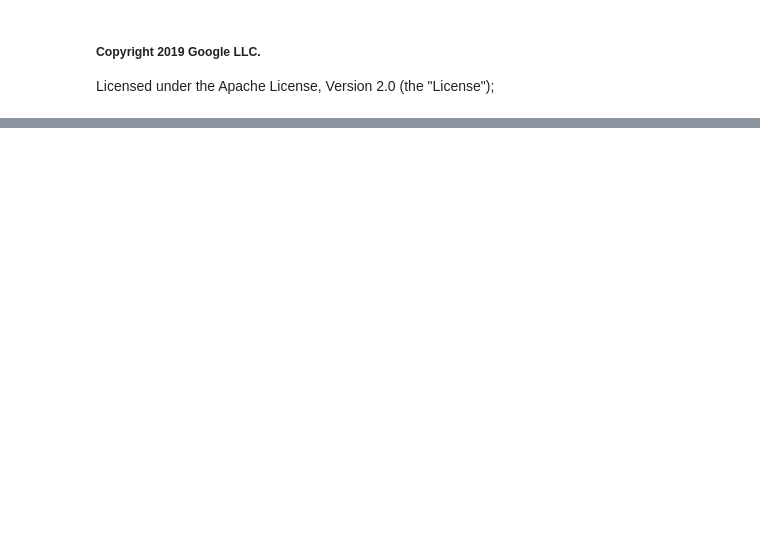
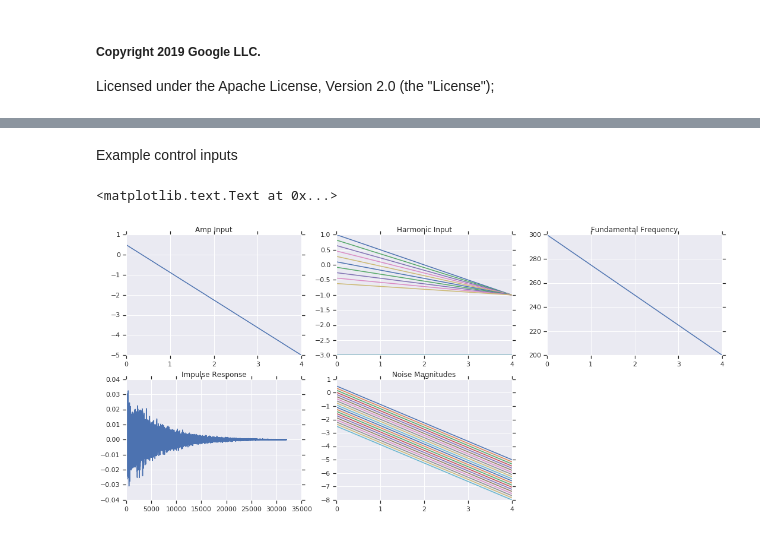
Before and after one commit to magenta/ddsp, a Jupyter notebook: ddsp/tutorials/2_processor_group.ipynb, the cells around one changed output, grey strips where cells are left out. Cells and saved outputs as stored; diff of their text form; code cells hidden in the pictures; blank space fills up the shorter version.

```diff
--- a/ddsp/tutorials/2_processor_group.ipynb
+++ b/ddsp/tutorials/2_processor_group.ipynb
@@ -61,3 +59,5 @@ def specplot(audio, vmin=-5, vmax=1, rotate=True, size=512 + 256):
   plt.matshow(logmag, vmin=vmin, vmax=vmax, cmap=plt.cm.magma, aspect='auto')
   plt.xticks([])
   plt.yticks([])
+# %% [markdown]
+Example control inputs
@@ -63,0 +113,31 @@ def specplot(audio, vmin=-5, vmax=1, rotate=True, size=512 + 256):
+# %%
+# Plot the inputs
+time = np.linspace(0, n_samples / sample_rate, n_frames)
+
+plt.figure(figsize=(18, 8))
+plt.subplot(231)
+plt.plot(time, amps[0, :, 0])
+plt.xticks([0, 1, 2, 3, 4])
+plt.title('Amp Input')
+
+plt.subplot(232)
+plt.plot(time, harmonic_distribution[0])
+plt.xticks([0, 1, 2, 3, 4])
+plt.title('Harmonic Input')
+
+plt.subplot(233)
+plt.plot(time, f0_hz[0, :, 0])
+plt.xticks([0, 1, 2, 3, 4])
+plt.title('Fundamental Frequency')
+
+plt.subplot(234)
+plt.plot(ir[0])
+plt.title('Impulse Response')
+
+plt.subplot(235)
+plt.plot(time, magnitudes[0])
+plt.xticks([0, 1, 2, 3, 4])
+plt.title('Noise Magnitudes')
+# %% [output]
+<matplotlib.text.Text at 0x...>
+[figure, added]
```
Also changed, not shown: parts of 23 cells of this notebook, 3 other files.
